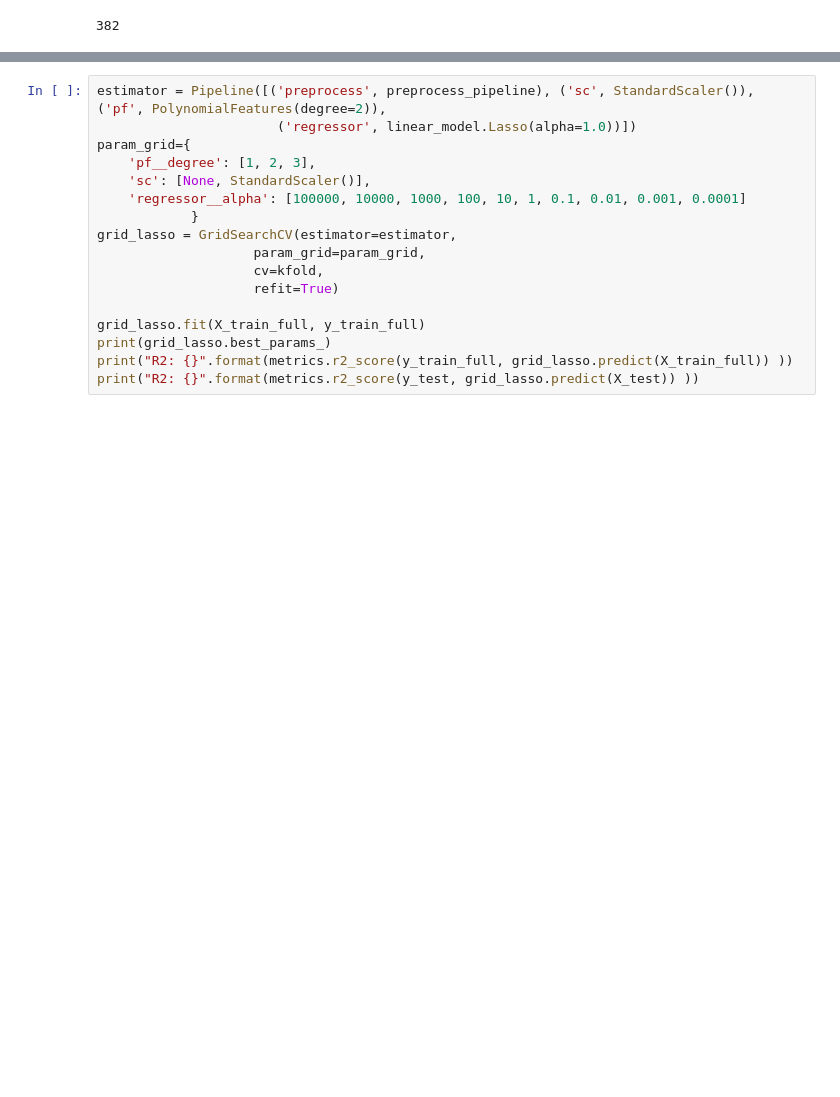
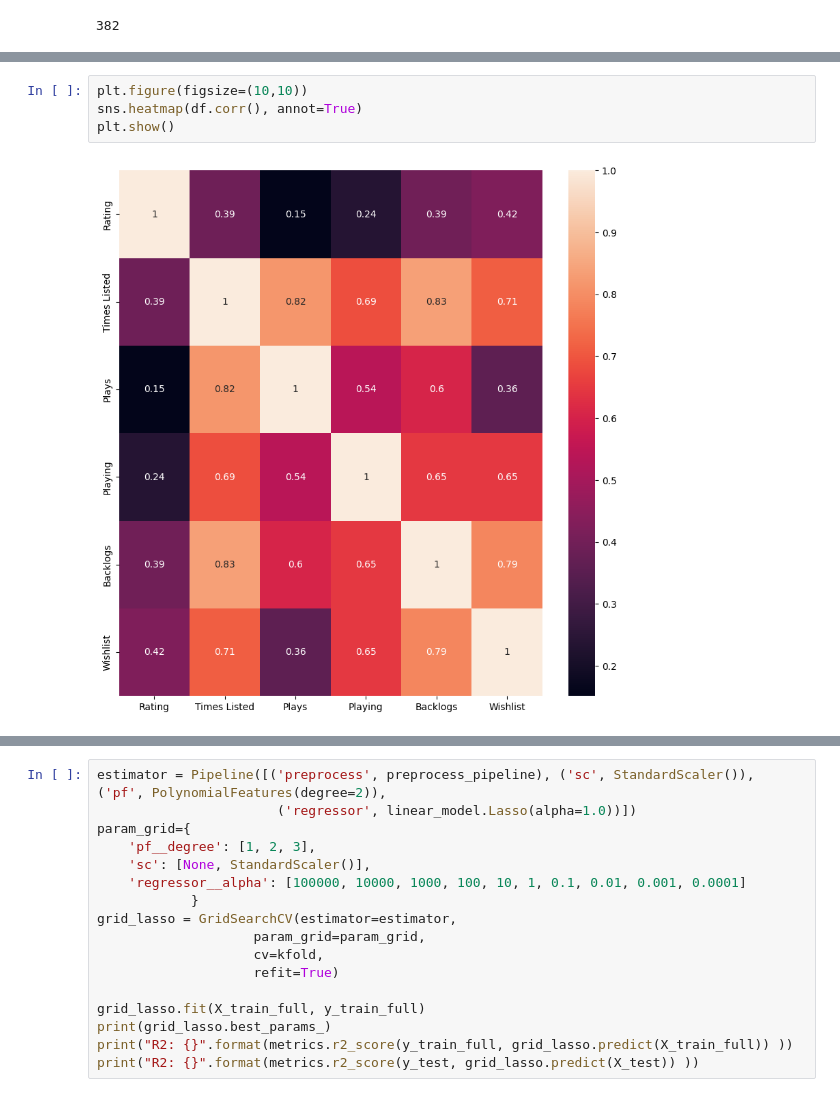
Before and after one commit to gaplin/ml_popular_video_games, a Jupyter notebook: main.ipynb, the cells around one changed output, grey strips where cells are left out. Drawn from its saved outputs; the diff is of its cells as text; blank space fills up the shorter version.

```diff
--- a/main.ipynb
+++ b/main.ipynb
@@ -102,0 +111,6 @@ dtype: int64
+# %%
+plt.figure(figsize=(10,10))
+sns.heatmap(df.corr(), annot=True)
+plt.show()
+# %% [output]
+[figure, added]
```
Also changed, not shown: parts of 10 cells of this notebook.
